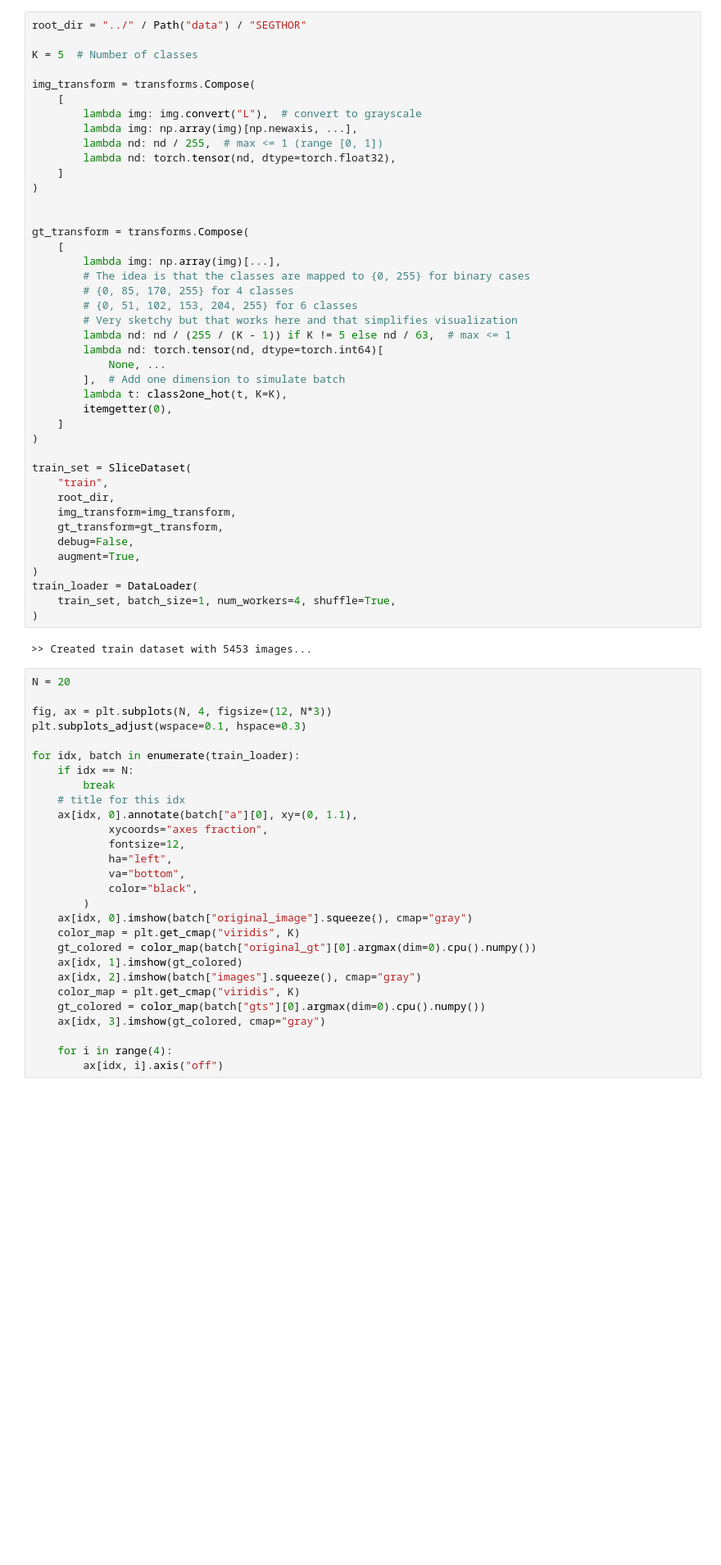
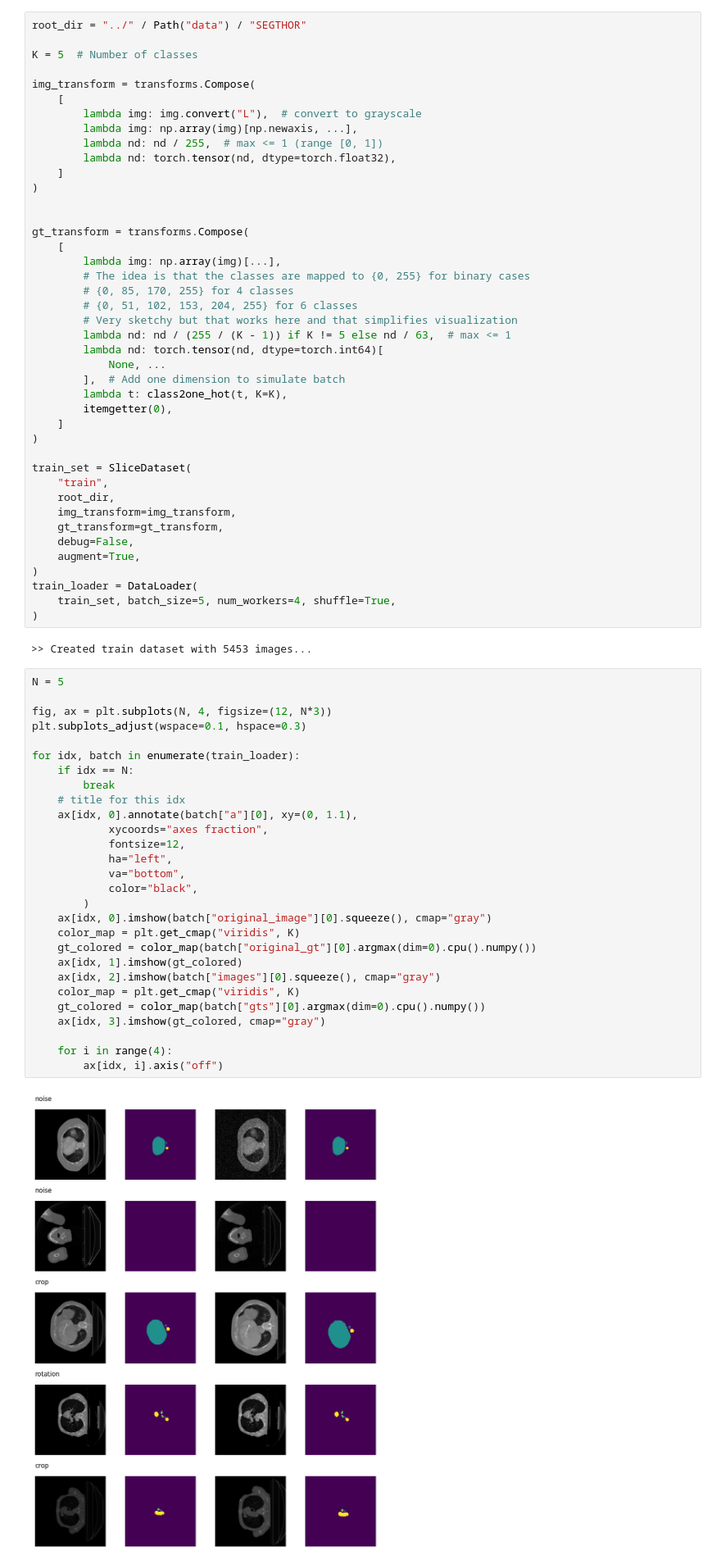
Before and after one commit to WouterBant/AI4MI, a Jupyter notebook: notebooks/augmentations.ipynb, the cells around one changed output. Shown: that part at 82% size. Saved outputs shown, nothing was run; the diff lists cells and outputs as text; blank space fills up the shorter version.

```diff
--- a/notebooks/augmentations.ipynb
+++ b/notebooks/augmentations.ipynb
@@ -145,35 +171,37 @@ train_set = SliceDataset(
     augment=True,
 )
 train_loader = DataLoader(
-    train_set, batch_size=1, num_workers=4, shuffle=True,
+    train_set, batch_size=5, num_workers=4, shuffle=True,
 )
 # %% [output]
 >> Created train dataset with 5453 images...
 # %%
-N = 20
+N = 5
 
 fig, ax = plt.subplots(N, 4, figsize=(12, N*3))
 plt.subplots_adjust(wspace=0.1, hspace=0.3)
 
 for idx, batch in enumerate(train_loader):
     if idx == N:
         break
     # title for this idx
     ax[idx, 0].annotate(batch["a"][0], xy=(0, 1.1),
             xycoords="axes fraction",
             fontsize=12,
             ha="left",
             va="bottom",
             color="black",
         )
-    ax[idx, 0].imshow(batch["original_image"].squeeze(), cmap="gray")
+    ax[idx, 0].imshow(batch["original_image"][0].squeeze(), cmap="gray")
     color_map = plt.get_cmap("viridis", K)
     gt_colored = color_map(batch["original_gt"][0].argmax(dim=0).cpu().numpy())
     ax[idx, 1].imshow(gt_colored)
-    ax[idx, 2].imshow(batch["images"].squeeze(), cmap="gray")
+    ax[idx, 2].imshow(batch["images"][0].squeeze(), cmap="gray")
     color_map = plt.get_cmap("viridis", K)
     gt_colored = color_map(batch["gts"][0].argmax(dim=0).cpu().numpy())
     ax[idx, 3].imshow(gt_colored, cmap="gray")
 
     for i in range(4):
         ax[idx, i].axis("off")
+# %% [output]
+[figure, added]
```
Also changed, not shown: parts of 2 cells of this notebook, 2 other files.
